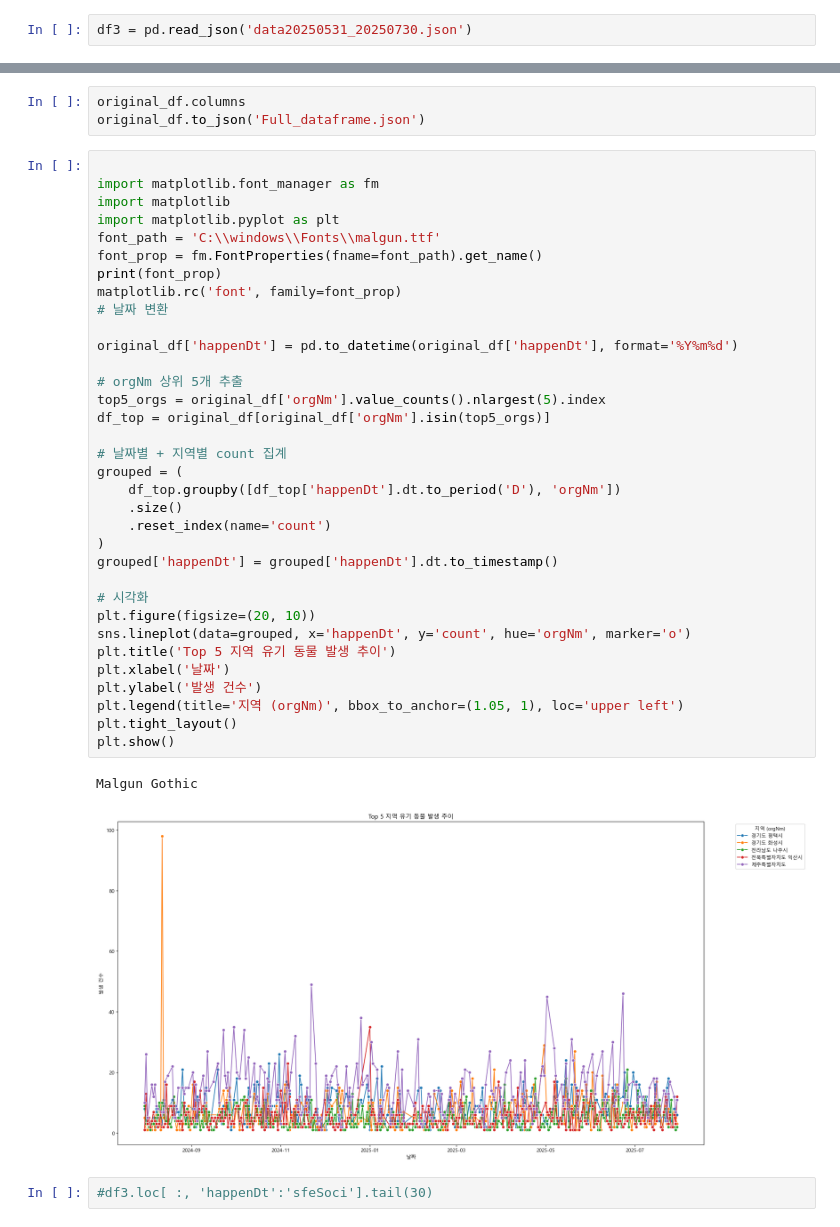
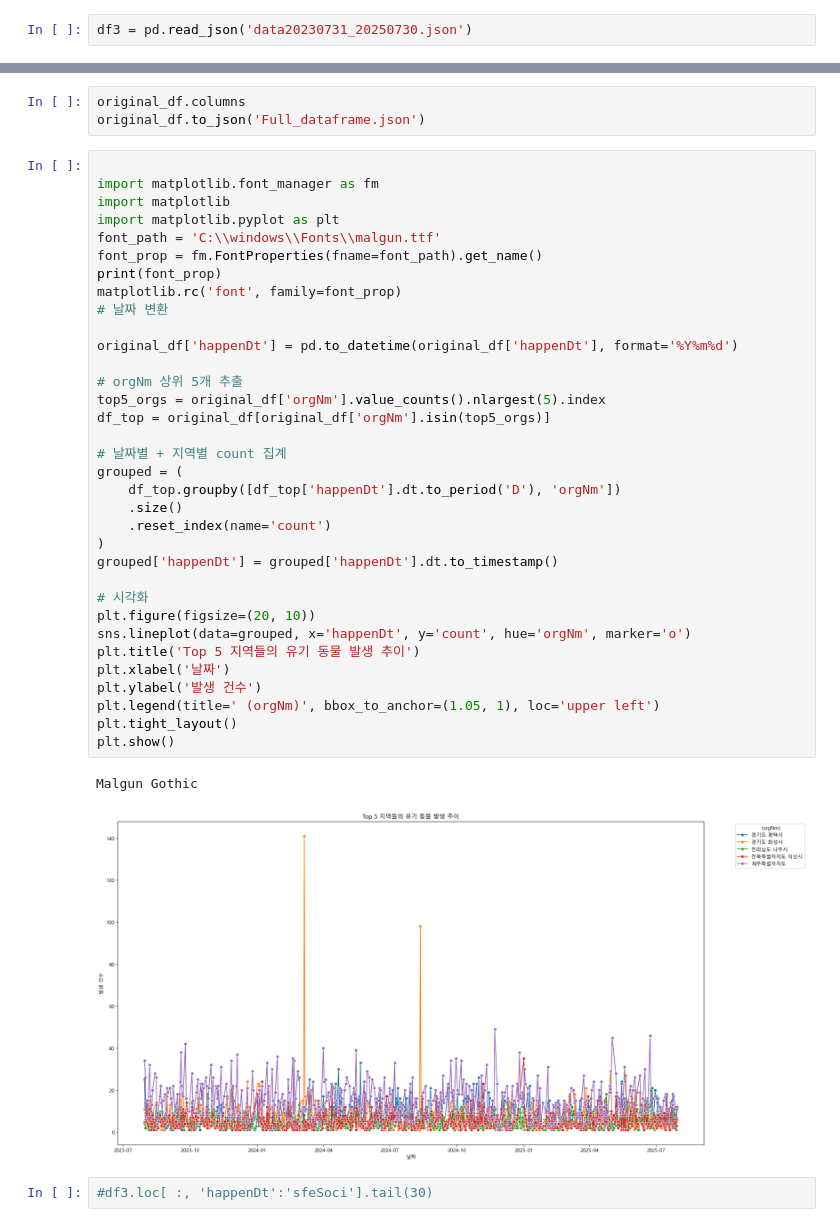
Before and after one commit to cooperear/SK_Shielders_4th_rookie_1st_Team_Project, a Jupyter notebook: Using_AbandomedAnimals_example.ipynb, the cells around one changed output, grey strips where cells are left out. Saved outputs shown, nothing was run; the diff lists cells and outputs as text.

```diff
--- a/Using_AbandomedAnimals_example.ipynb
+++ b/Using_AbandomedAnimals_example.ipynb
@@ -49,7 +49,7 @@ https://apis.data.go.kr/1543061/abandonmentPublicService_v2/abandonmentPublic_v2
 # %%
 #df2 = b.dataframe
 # %%
-df3 = pd.read_json('data20250531_20250730.json')
+df3 = pd.read_json('data20230731_20250730.json')
 # %%
 #df3.loc[:,'happenDt':'orgNm'].tail(30)
 
@@ -78,36 +106,36 @@ import matplotlib
 import matplotlib.pyplot as plt
 font_path = 'C:\\windows\\Fonts\\malgun.ttf'
 font_prop = fm.FontProperties(fname=font_path).get_name()
 print(font_prop)
 matplotlib.rc('font', family=font_prop)
 # 날짜 변환
 
 original_df['happenDt'] = pd.to_datetime(original_df['happenDt'], format='%Y%m%d')
 
 # orgNm 상위 5개 추출
 top5_orgs = original_df['orgNm'].value_counts().nlargest(5).index
 df_top = original_df[original_df['orgNm'].isin(top5_orgs)]
 
 # 날짜별 + 지역별 count 집계
 grouped = (
     df_top.groupby([df_top['happenDt'].dt.to_period('D'), 'orgNm'])
     .size()
     .reset_index(name='count')
 )
 grouped['happenDt'] = grouped['happenDt'].dt.to_timestamp()
 
 # 시각화
 plt.figure(figsize=(20, 10))
 sns.lineplot(data=grouped, x='happenDt', y='count', hue='orgNm', marker='o')
-plt.title('Top 5 지역 유기 동물 발생 추이')
+plt.title('Top 5 지역들의 유기 동물 발생 추이')
 plt.xlabel('날짜')
 plt.ylabel('발생 건수')
-plt.legend(title='지역 (orgNm)', bbox_to_anchor=(1.05, 1), loc='upper left')
+plt.legend(title=' (orgNm)', bbox_to_anchor=(1.05, 1), loc='upper left')
 plt.tight_layout()
 plt.show()
 # %% [output]
 Malgun Gothic
-[figure, old version]
+[figure, new version]
 # %%
 #df3.loc[ :, 'happenDt':'sfeSoci'].tail(30)
 # %%
```
Also changed, not shown: parts of 3 cells of this notebook.
